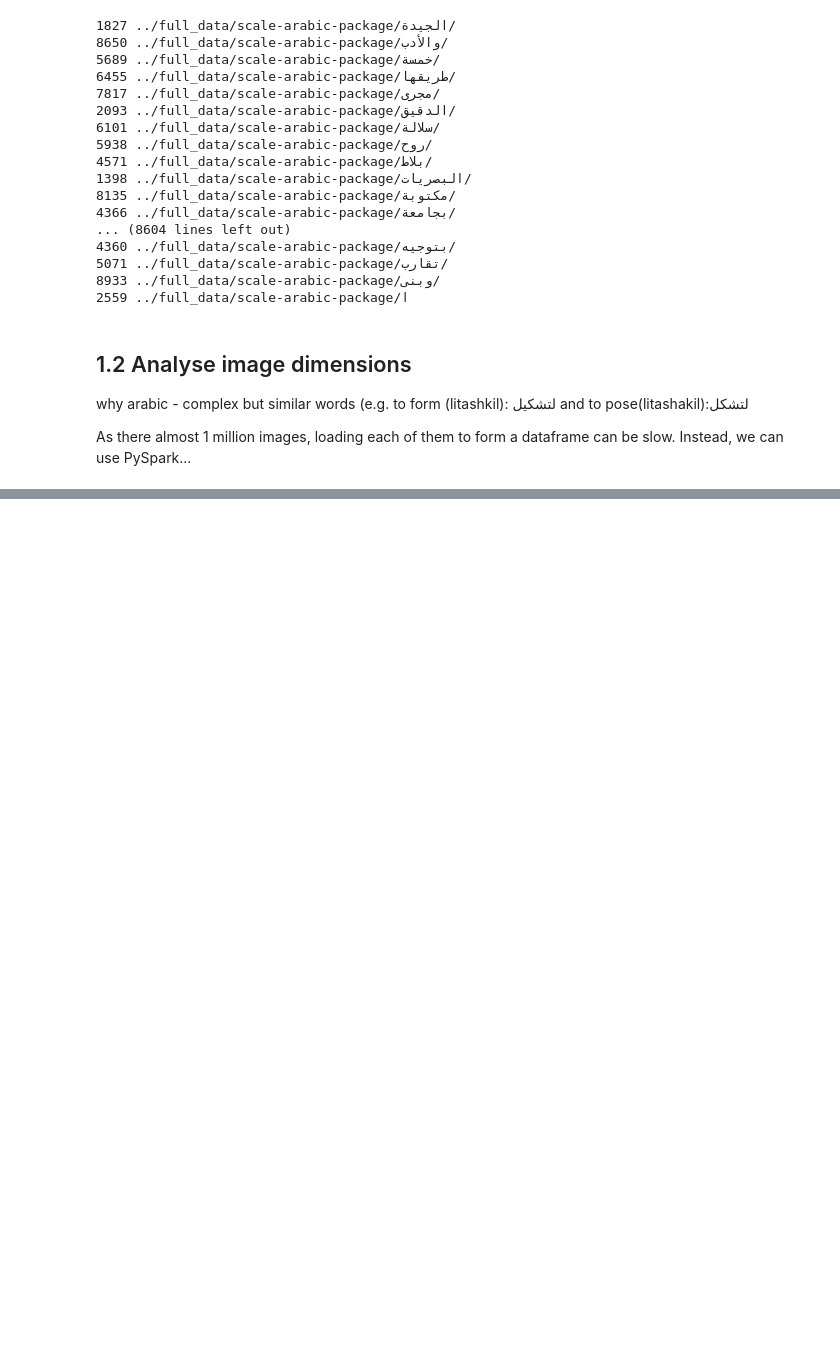
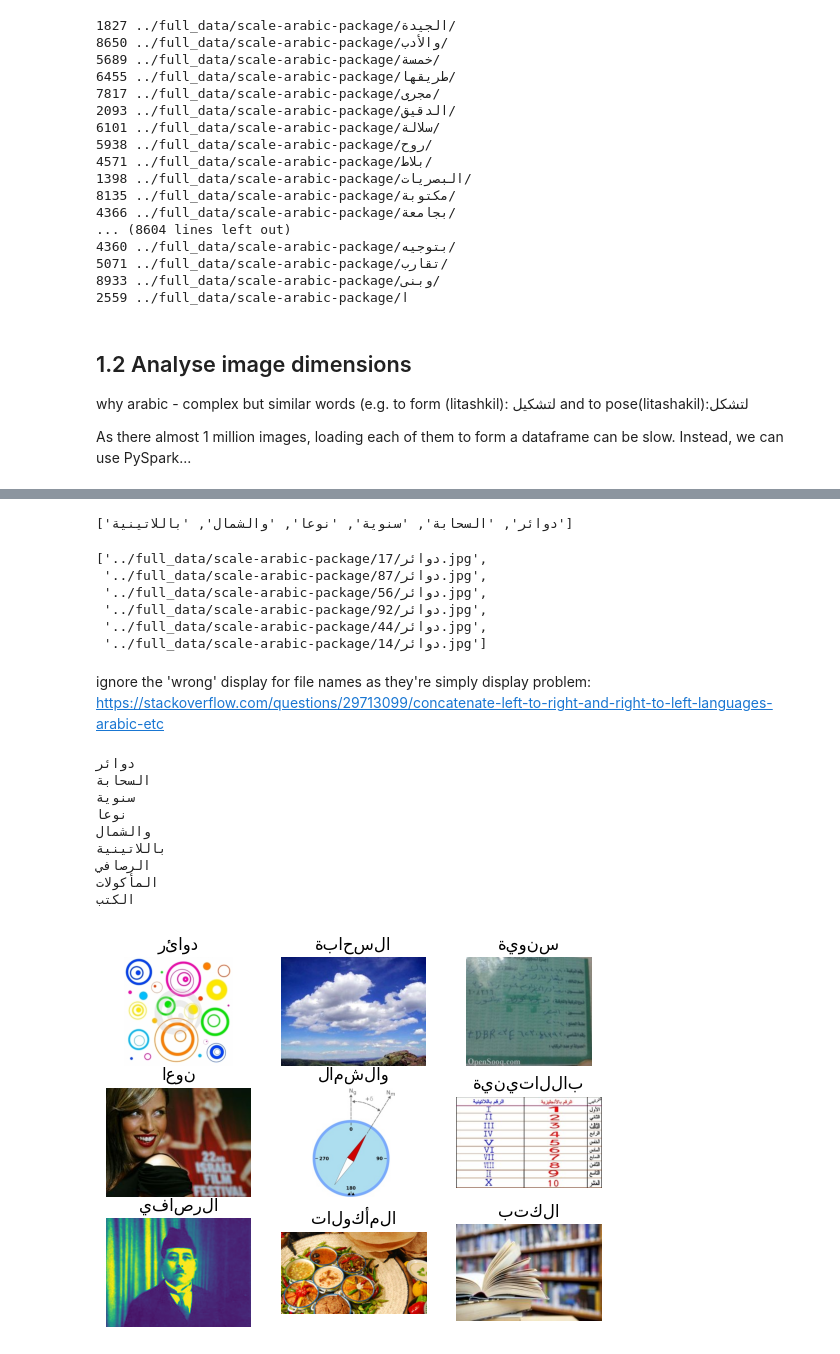
Before and after one commit to mnoor-ds/Sem2_CA1_Data, a Jupyter notebook: notebook/00_preprocess.ipynb, the cells around one changed output, grey strips where cells are left out. Cells and saved outputs as stored; diff of their text form; code cells hidden in the pictures; blank space fills up the shorter version.

Commit message:
repo cleanup and finishing up data pre-processing

```diff
--- a/notebook/00_preprocess.ipynb
+++ b/notebook/00_preprocess.ipynb
@@ -124,0 +118,61 @@ Py4JJavaError: An error occurred while calling o31.load.
+# %%
+partitions = 3
+#folder_path = '../sample_data/mini-arabic-package/'
+folder_path = '../full_data/scale-arabic-package/'
+
+parent_folders = os.listdir(folder_path)
+parent_folders[:6]
+# %% [output]
+['دوائر', 'السحابة', 'سنوية', 'نوعا', 'والشمال', 'باللاتينية']
+# %%
+full_paths = []
+
+for p in parent_folders:
+    path = f'{folder_path}{p}/'
+
+    try:
+        files = os.listdir(path)
+    except NotADirectoryError:
+        continue
+
+    for f in files:
+        if f.endswith('.jpg'):
+            full_paths.append(path + f)
+
+full_paths[:6]
+# %% [output]
+['../full_data/scale-arabic-package/دوائر/17.jpg',
+ '../full_data/scale-arabic-package/دوائر/87.jpg',
+ '../full_data/scale-arabic-package/دوائر/56.jpg',
+ '../full_data/scale-arabic-package/دوائر/92.jpg',
+ '../full_data/scale-arabic-package/دوائر/44.jpg',
+ '../full_data/scale-arabic-package/دوائر/14.jpg']
+# %% [markdown]
+ignore the 'wrong' display for file names as they're simply display problem:
+ https://stackoverflow.com/questions/29713099/concatenate-left-to-right-and-right-to-left-languages-arabic-etc
+# %%
+for i, p in enumerate(parent_folders[:9]):
+
+    # create a 3x3 figure and place the images accordingly
+    ax = plt.subplot(3, 3, i + 1)
+
+    # open the images and output to the subplot
+    im = Image.open(f'{folder_path}{p}/01.jpg')
+    plt.imshow(im)
+
+    # add titles above the images and also print them as text
+    # as the connected letters are being printed as separate letters
+    print(p)
+    plt.title(p[::-1]) # partial fixing: https://stackoverflow.com/questions/15421746/matplotlib-writing-right-to-left-text-hebrew-arabic-etc
+    plt.axis('off')
+# %% [output]
+دوائر
+السحابة
+سنوية
+نوعا
+والشمال
+باللاتينية
+الرصافي
+المأكولات
+الكتب
+[figure, added]
```
Also changed, not shown: parts of 23 cells of this notebook, 5 other files.
